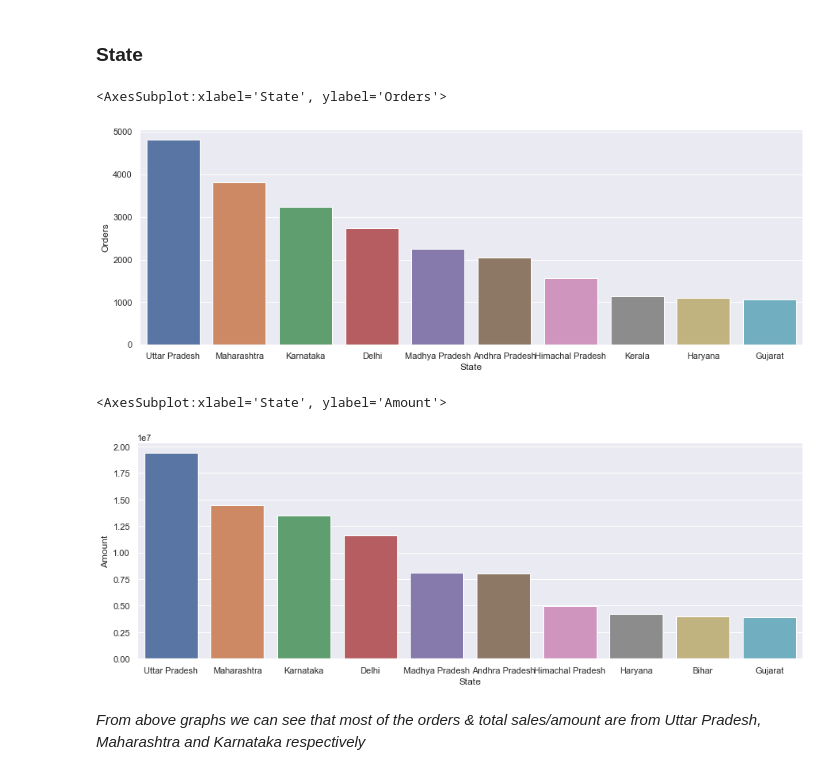
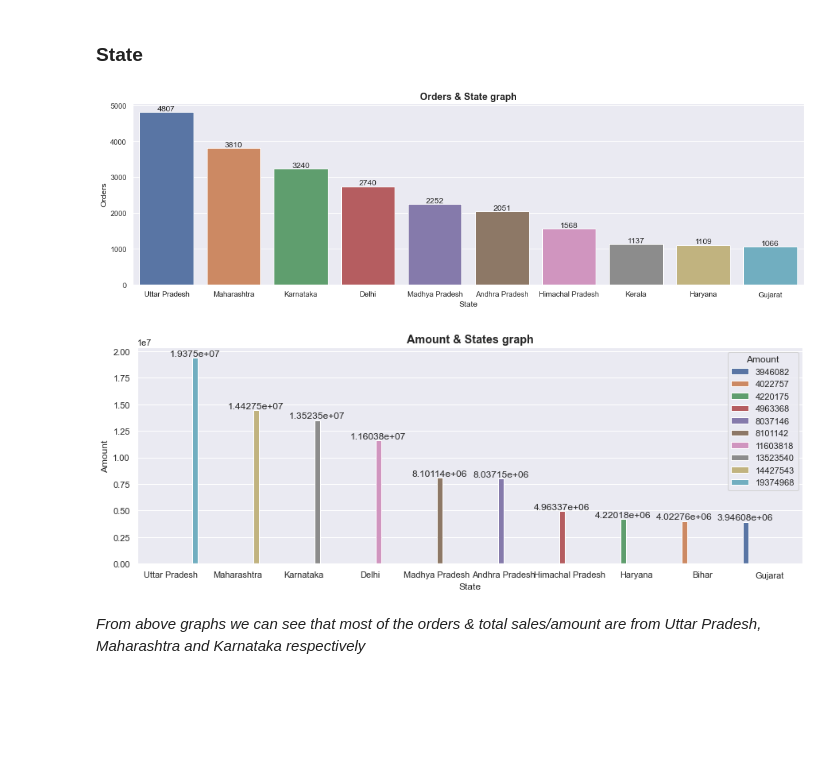
Before and after one commit to 0gaurav4/final-year23, a Jupyter notebook: Diwali Sales Prediction/Diwali_Sales_Analysis.ipynb, the cells around one changed output. Cells and saved outputs as stored; diff of their text form; code cells hidden in the pictures; blank space fills up the shorter version.

```diff
--- a/Diwali Sales Prediction/Diwali_Sales_Analysis.ipynb
+++ b/Diwali Sales Prediction/Diwali_Sales_Analysis.ipynb
@@ -132,10 +132,10 @@ df[['Age', 'Orders', 'Amount']].describe()
 # %% [markdown]
 ### Gender
 # %%
-# plotting a bar chart for Gender and it's count
-
-ax = sns.countplot(x = 'Gender',data = df)
-
+# plotting a bar chart for Gender and its count
+ax = sns.histplot(x='Gender', data=df, hue='Gender')
+ax.set_title('Distribution of Gender', fontweight="bold", fontsize="large")
 for bars in ax.containers:
     ax.bar_label(bars)
+plt.show()
 # %% [output]
@@ -144,6 +144,9 @@ for bars in ax.containers:
 # plotting a bar chart for gender vs total amount
 
 sales_gen = df.groupby(['Gender'], as_index=False)['Amount'].sum().sort_values(by='Amount', ascending=False)
-
-sns.barplot(x = 'Gender',y= 'Amount' ,data = sales_gen)
+plt.title('Amount & Gender graph', fontweight='bold', fontsize="large")
+ax = sns.barplot(x = 'Gender',y= 'Amount' ,data = sales_gen, hue = 'Gender')
+for bars in ax.containers:
+    ax.bar_label(bars)
+plt.show()
 # %% [output]
@@ -163,6 +165,10 @@ for bars in ax.containers:
 # %%
 # Total Amount vs Age Group
 sales_age = df.groupby(['Age Group'], as_index=False)['Amount'].sum().sort_values(by='Amount', ascending=False)
-
-sns.barplot(x = 'Age Group',y= 'Amount' ,data = sales_age)
+plt.title('Age & Amount graph', fontweight='bold', fontsize="large")
+sns.set(rc={'figure.figsize':(14,3)})
+ax = sns.barplot(x = 'Age Group',y= 'Amount' ,data = sales_age, hue = 'Age Group')
+for bars in ax.containers:
+    ax.bar_label(bars)
+plt.show()
 # %% [output]
@@ -174,24 +179,26 @@ sns.barplot(x = 'Age Group',y= 'Amount' ,data = sales_age)
 ### State
 # %%
 # total number of orders from top 10 states
-
 sales_state = df.groupby(['State'], as_index=False)['Orders'].sum().sort_values(by='Orders', ascending=False).head(10)
-
-sns.set(rc={'figure.figsize':(15,5)})
-sns.barplot(data = sales_state, x = 'State',y= 'Orders')
+plt.title('Orders & State graph', fontweight='bold', fontsize="large")
+sns.set(rc={'figure.figsize':(18,5)})
+ax = sns.barplot(data = sales_state, x = 'State',y= 'Orders')
+for bars in ax.containers:
+    ax.bar_label(bars)
+plt.show()
 # %% [output]
-<AxesSubplot:xlabel='State', ylabel='Orders'>
-[figure, old version]
+[figure, new version]
 # %%
 # total amount/sales from top 10 states
-
 sales_state = df.groupby(['State'], as_index=False)['Amount'].sum().sort_values(by='Amount', ascending=False).head(10)
-
+plt.title('Amount & States graph', fontweight='bold', fontsize="large")
 sns.set(rc={'figure.figsize':(15,5)})
-sns.barplot(data = sales_state, x = 'State',y= 'Amount')
+ax = sns.barplot(data = sales_state, x = 'State',y= 'Amount', hue = 'Amount')
+for bars in ax.containers:
+    ax.bar_label(bars)
+plt.show()
 # %% [output]
-<AxesSubplot:xlabel='State', ylabel='Amount'>
-[figure, old version]
+[figure, new version]
 # %% [markdown]
 *From above graphs we can see that most of the orders & total sales/amount are from Uttar Pradesh, Maharashtra and Karnataka respectively*
 # %% [markdown]
```
Also changed, not shown: parts of 17 cells of this notebook, 18 other files.
